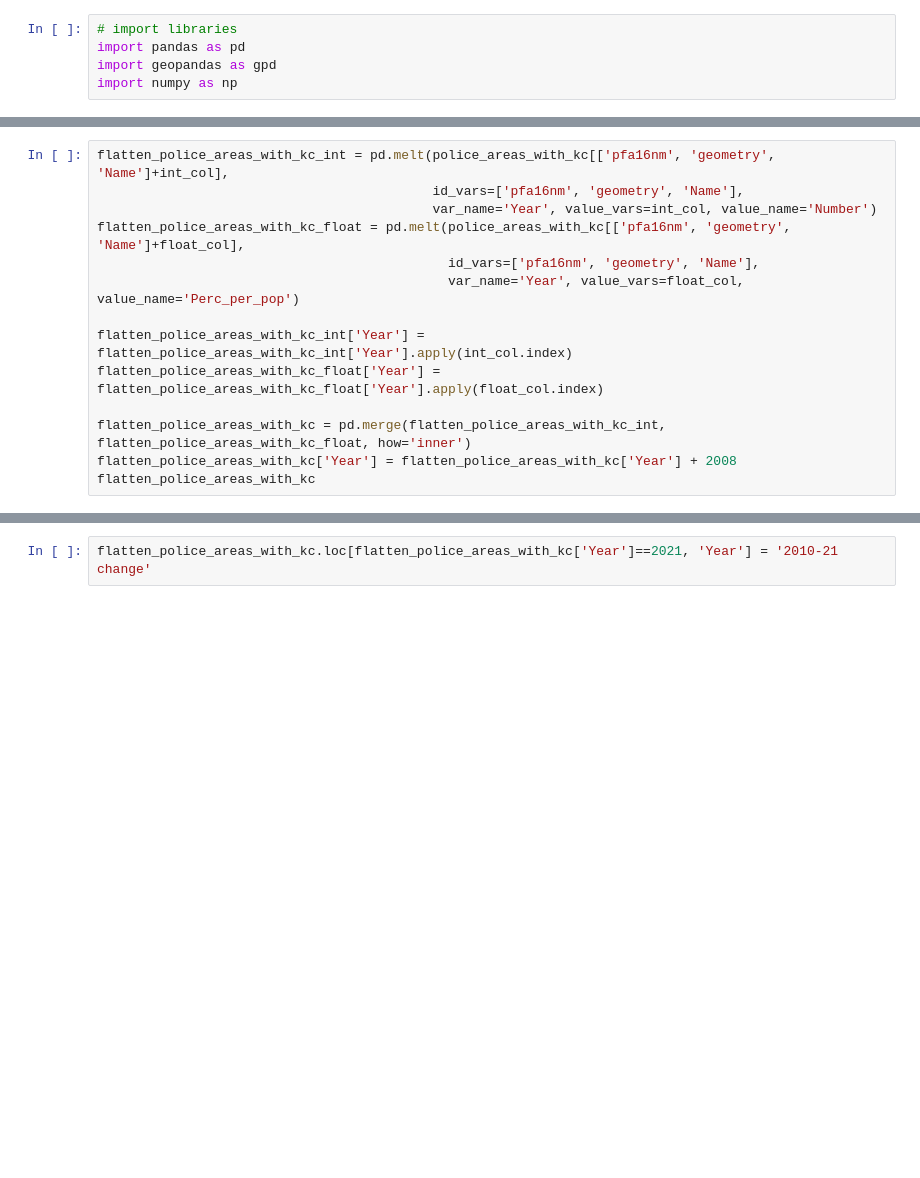
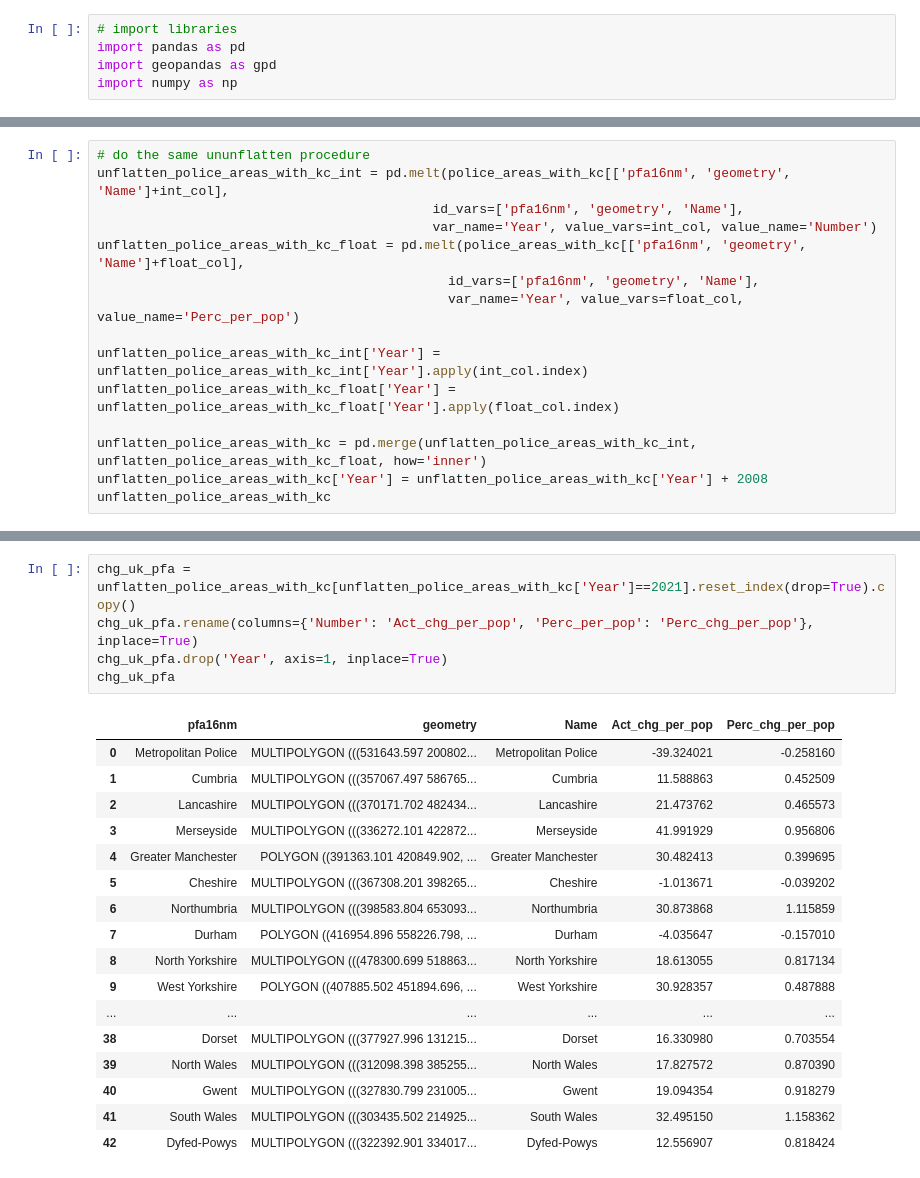
Before and after one commit to yulun-cd/TSD-group-proj, a Jupyter notebook: workbook.ipynb, the cells around one changed output, grey strips where cells are left out. Saved outputs shown, nothing was run; the diff lists cells and outputs as text; blank space fills up the shorter version.

```diff
--- a/workbook.ipynb
+++ b/workbook.ipynb
@@ -128,14 +484,15 @@ police_areas_with_kc.dtypes
 # %%
-flatten_police_areas_with_kc_int = pd.melt(police_areas_with_kc[['pfa16nm', 'geometry', 'Name']+int_col],
+# do the same ununflatten procedure
+unflatten_police_areas_with_kc_int = pd.melt(police_areas_with_kc[['pfa16nm', 'geometry', 'Name']+int_col],
                                            id_vars=['pfa16nm', 'geometry', 'Name'],
                                            var_name='Year', value_vars=int_col, value_name='Number')
-flatten_police_areas_with_kc_float = pd.melt(police_areas_with_kc[['pfa16nm', 'geometry', 'Name']+float_col],
+unflatten_police_areas_with_kc_float = pd.melt(police_areas_with_kc[['pfa16nm', 'geometry', 'Name']+float_col],
                                              id_vars=['pfa16nm', 'geometry', 'Name'],
                                              var_name='Year', value_vars=float_col, value_name='Perc_per_pop')
 
-flatten_police_areas_with_kc_int['Year'] = flatten_police_areas_with_kc_int['Year'].apply(int_col.index)
-flatten_police_areas_with_kc_float['Year'] = flatten_police_areas_with_kc_float['Year'].apply(float_col.index)
+unflatten_police_areas_with_kc_int['Year'] = unflatten_police_areas_with_kc_int['Year'].apply(int_col.index)
+unflatten_police_areas_with_kc_float['Year'] = unflatten_police_areas_with_kc_float['Year'].apply(float_col.index)
 
-flatten_police_areas_with_kc = pd.merge(flatten_police_areas_with_kc_int, flatten_police_areas_with_kc_float, how='inner')
-flatten_police_areas_with_kc['Year'] = flatten_police_areas_with_kc['Year'] + 2008
-flatten_police_areas_with_kc
+unflatten_police_areas_with_kc = pd.merge(unflatten_police_areas_with_kc_int, unflatten_police_areas_with_kc_float, how='inner')
+unflatten_police_areas_with_kc['Year'] = unflatten_police_areas_with_kc['Year'] + 2008
+unflatten_police_areas_with_kc
@@ -142,2 +513,23 @@ flatten_police_areas_with_kc
-# %%
-flatten_police_areas_with_kc.loc[flatten_police_areas_with_kc['Year']==2021, 'Year'] = '2010-21 change'
+# %%
+chg_uk_pfa = unflatten_police_areas_with_kc[unflatten_police_areas_with_kc['Year']==2021].reset_index(drop=True).copy()
+chg_uk_pfa.rename(columns={'Number': 'Act_chg_per_pop', 'Perc_per_pop': 'Perc_chg_per_pop'}, inplace=True)
+chg_uk_pfa.drop('Year', axis=1, inplace=True)
+chg_uk_pfa
+# %% [output]
+|  | pfa16nm | geometry | Name | Act_chg_per_pop | Perc_chg_per_pop |
+| 0 | Metropolitan Police | MULTIPOLYGON (((531643.597 200802... | Metropolitan Police | -39.324021 | -0.258160 |
+| 1 | Cumbria | MULTIPOLYGON (((357067.497 586765... | Cumbria | 11.588863 | 0.452509 |
+| 2 | Lancashire | MULTIPOLYGON (((370171.702 482434... | Lancashire | 21.473762 | 0.465573 |
+| 3 | Merseyside | MULTIPOLYGON (((336272.101 422872... | Merseyside | 41.991929 | 0.956806 |
+| 4 | Greater Manchester | POLYGON ((391363.101 420849.902, ... | Greater Manchester | 30.482413 | 0.399695 |
+| 5 | Cheshire | MULTIPOLYGON (((367308.201 398265... | Cheshire | -1.013671 | -0.039202 |
+| 6 | Northumbria | MULTIPOLYGON (((398583.804 653093... | Northumbria | 30.873868 | 1.115859 |
+| 7 | Durham | POLYGON ((416954.896 558226.798, ... | Durham | -4.035647 | -0.157010 |
+| 8 | North Yorkshire | MULTIPOLYGON (((478300.699 518863... | North Yorkshire | 18.613055 | 0.817134 |
+| 9 | West Yorkshire | POLYGON ((407885.502 451894.696, ... | West Yorkshire | 30.928357 | 0.487888 |
+| ... | ... | ... | ... | ... | ... |
+| 38 | Dorset | MULTIPOLYGON (((377927.996 131215... | Dorset | 16.330980 | 0.703554 |
+| 39 | North Wales | MULTIPOLYGON (((312098.398 385255... | North Wales | 17.827572 | 0.870390 |
+| 40 | Gwent | MULTIPOLYGON (((327830.799 231005... | Gwent | 19.094354 | 0.918279 |
+| 41 | South Wales | MULTIPOLYGON (((303435.502 214925... | South Wales | 32.495150 | 1.158362 |
+| 42 | Dyfed-Powys | MULTIPOLYGON (((322392.901 334017... | Dyfed-Powys | 12.556907 | 0.818424 |
```
Also changed, not shown: parts of 44 cells of this notebook.
